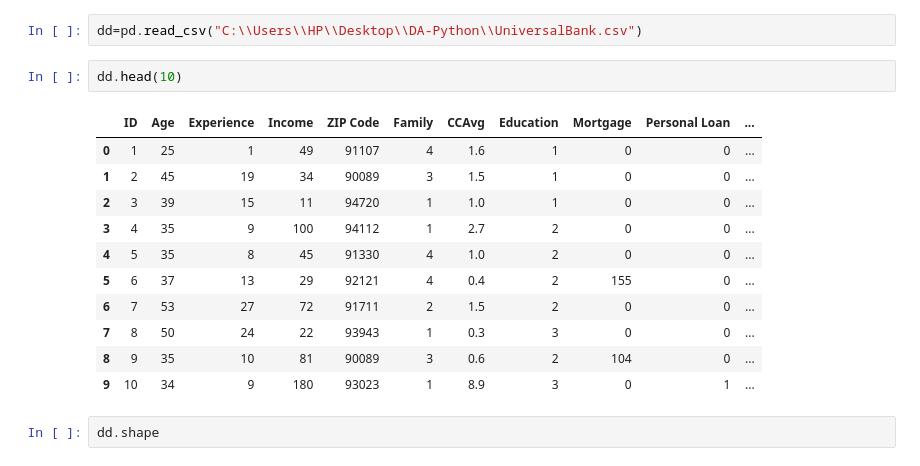
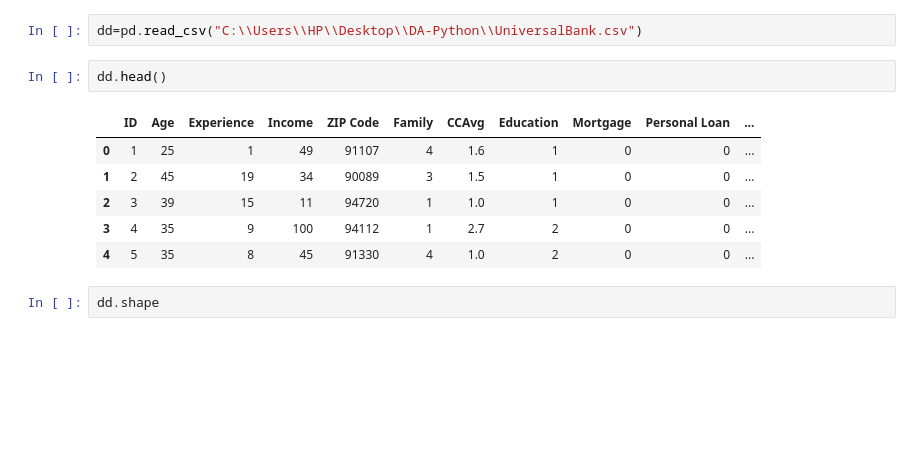
Before and after one commit to patilshreya01/project, a Jupyter notebook: universalbannk (1).ipynb, the cells around one changed output. Drawn from its saved outputs; the diff is of its cells as text; blank space fills up the shorter version.

```diff
--- a/universalbannk (1).ipynb
+++ b/universalbannk (1).ipynb
@@ -8,19 +9,14 @@ import seaborn as sns
 # %%
 dd=pd.read_csv("C:\\Users\\HP\\Desktop\\DA-Python\\UniversalBank.csv")
 # %%
-dd.head(10)
+dd.head()
 # %% [output]
 |  | ID | Age | Experience | Income | ZIP Code | Family | CCAvg | Education | Mortgage | Personal Loan | ... |
 | 0 | 1 | 25 | 1 | 49 | 91107 | 4 | 1.6 | 1 | 0 | 0 | ... |
 | 1 | 2 | 45 | 19 | 34 | 90089 | 3 | 1.5 | 1 | 0 | 0 | ... |
 | 2 | 3 | 39 | 15 | 11 | 94720 | 1 | 1.0 | 1 | 0 | 0 | ... |
 | 3 | 4 | 35 | 9 | 100 | 94112 | 1 | 2.7 | 2 | 0 | 0 | ... |
 | 4 | 5 | 35 | 8 | 45 | 91330 | 4 | 1.0 | 2 | 0 | 0 | ... |
-| 5 | 6 | 37 | 13 | 29 | 92121 | 4 | 0.4 | 2 | 155 | 0 | ... |
-| 6 | 7 | 53 | 27 | 72 | 91711 | 2 | 1.5 | 2 | 0 | 0 | ... |
-| 7 | 8 | 50 | 24 | 22 | 93943 | 1 | 0.3 | 3 | 0 | 0 | ... |
-| 8 | 9 | 35 | 10 | 81 | 90089 | 3 | 0.6 | 2 | 104 | 0 | ... |
-| 9 | 10 | 34 | 9 | 180 | 93023 | 1 | 8.9 | 3 | 0 | 1 | ... |
 # %%
 dd.shape
 # %% [output]
```
Also changed, not shown: parts of 47 cells of this notebook.
